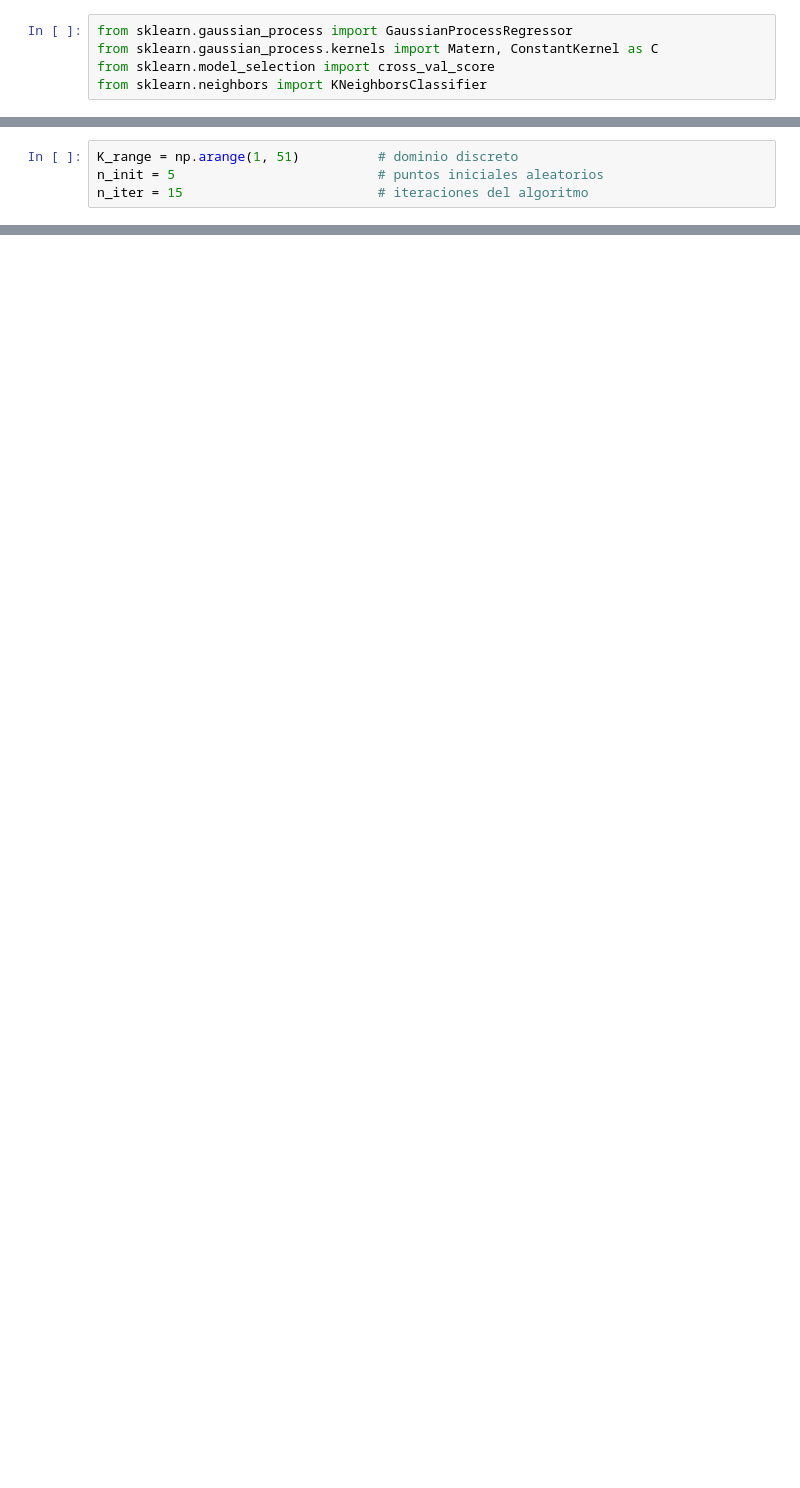
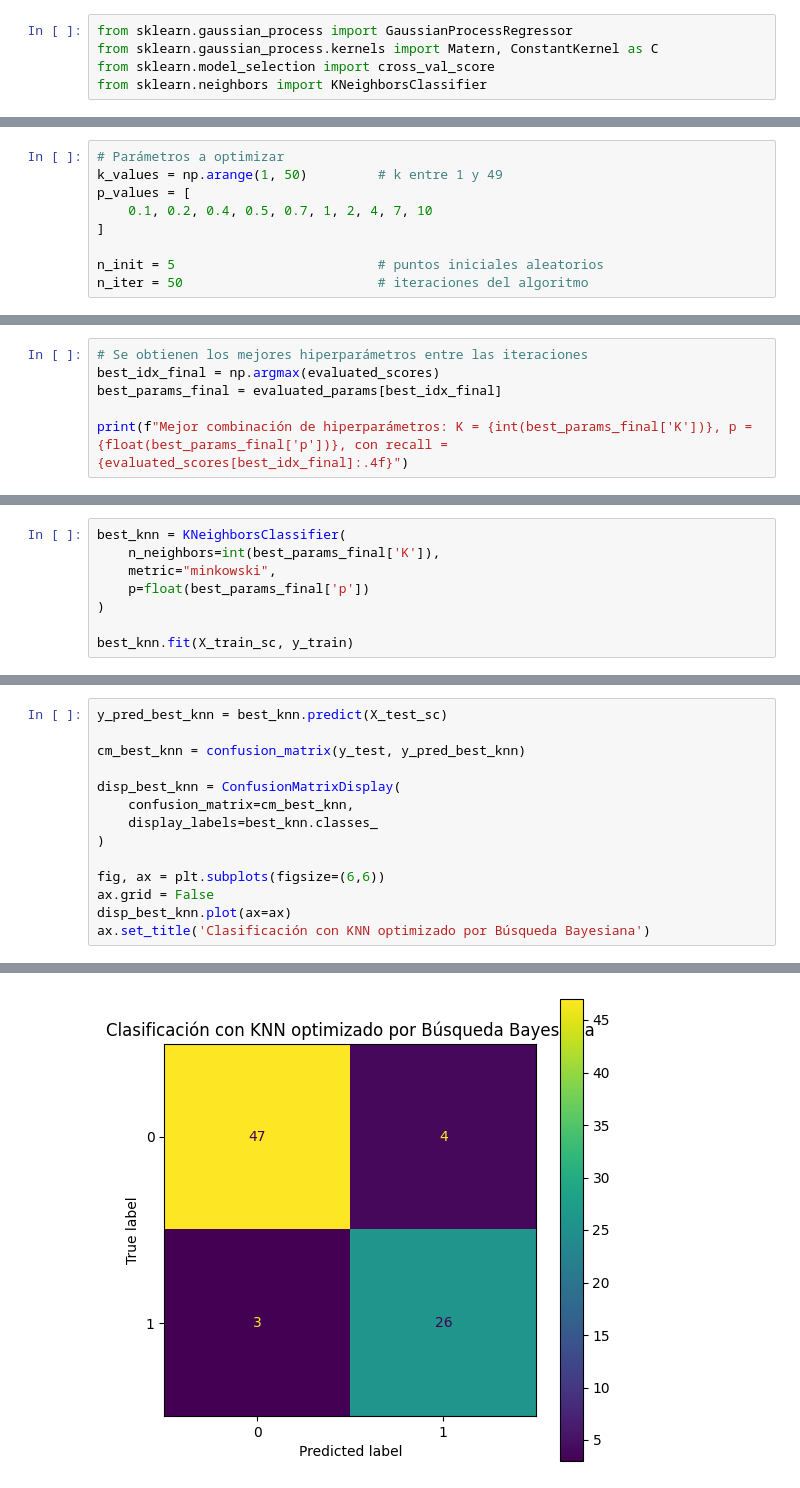
Before and after one commit to gabrielquiroga/aprMaqI_CEIA, a Jupyter notebook: clase2/ejercicios/ejercicio1.ipynb, the cells around one changed output, grey strips where cells are left out. Drawn from its saved outputs; the diff is of its cells as text; blank space fills up the shorter version.

Commit message:
Se terminó el algoritmo de búsqueda bayesiana y se evaluó con el knn 'óptimo'

```diff
--- a/clase2/ejercicios/ejercicio1.ipynb
+++ b/clase2/ejercicios/ejercicio1.ipynb
@@ -526,6 +516,11 @@ def expected_improvement(x_candidatos, gp, mejor_actual, xi=0.01):
     ei[sigma == 0.0] = 0.0
     return ei
 # %%
-K_range = np.arange(1, 51)          # dominio discreto
+# Parámetros a optimizar
+k_values = np.arange(1, 50)         # k entre 1 y 49
+p_values = [
+    0.1, 0.2, 0.4, 0.5, 0.7, 1, 2, 4, 7, 10
+]
+
 n_init = 5                          # puntos iniciales aleatorios
-n_iter = 15                         # iteraciones del algoritmo
+n_iter = 50                         # iteraciones del algoritmo
@@ -540,0 +619,6 @@ Valores iniciales elegidos para K: [37 22 32  5 50]
+# %%
+# Se obtienen los mejores hiperparámetros entre las iteraciones
+best_idx_final = np.argmax(evaluated_scores)
+best_params_final = evaluated_params[best_idx_final]
+
+print(f"Mejor combinación de hiperparámetros: K = {int(best_params_final['K'])}, p = {float(best_params_final['p'])}, con recall = {evaluated_scores[best_idx_final]:.4f}")
@@ -540,0 +653,8 @@ Valores iniciales elegidos para K: [37 22 32  5 50]
+# %%
+best_knn = KNeighborsClassifier(
+    n_neighbors=int(best_params_final['K']),
+    metric="minkowski",
+    p=float(best_params_final['p'])
+)
+
+best_knn.fit(X_train_sc, y_train)
@@ -540,0 +663,15 @@ Valores iniciales elegidos para K: [37 22 32  5 50]
+# %%
+y_pred_best_knn = best_knn.predict(X_test_sc)
+
+cm_best_knn = confusion_matrix(y_test, y_pred_best_knn)
+
+disp_best_knn = ConfusionMatrixDisplay(
+    confusion_matrix=cm_best_knn,
+    display_labels=best_knn.classes_
+)
+
+fig, ax = plt.subplots(figsize=(6,6))
+ax.grid = False
+disp_best_knn.plot(ax=ax)
+ax.set_title('Clasificación con KNN optimizado por Búsqueda Bayesiana')
+# %% [output]
@@ -540,0 +679 @@ Valores iniciales elegidos para K: [37 22 32  5 50]
+[figure, added]
```
Also changed, not shown: parts of 11 cells of this notebook.
